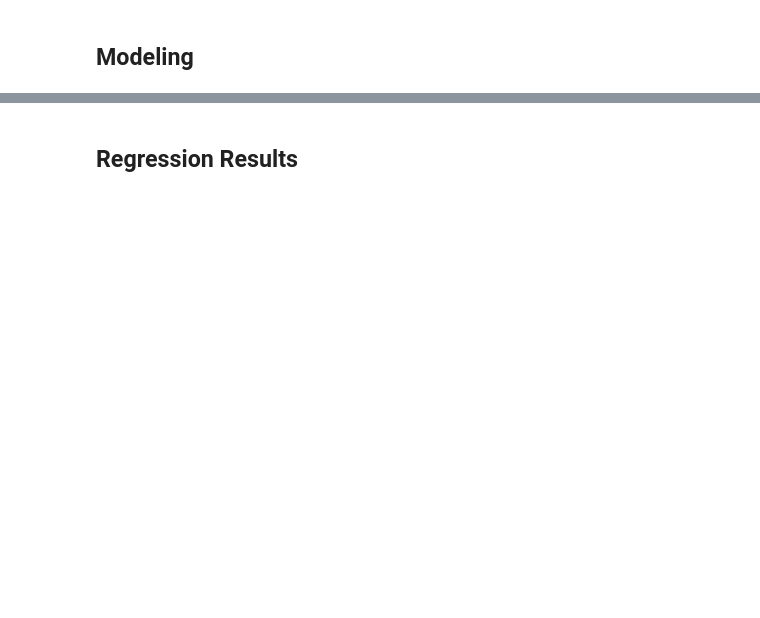
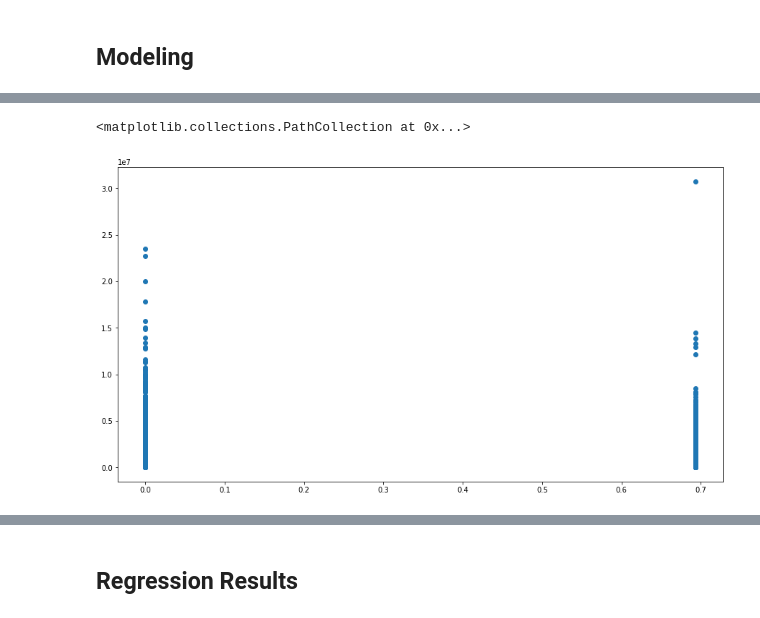
Before and after one commit to nicolemichaud03/RealEstateDataProject, a Jupyter notebook: Notebook.ipynb, the cells around one changed output, grey strips where cells are left out. Cells and saved outputs as stored; diff of their text form; code cells hidden in the pictures; blank space fills up the shorter version.

```diff
--- a/Notebook.ipynb
+++ b/Notebook.ipynb
@@ -115,0 +208,6 @@ NameError: name 'sm' is not defined
+# %%
+y = data["price"]
+X_wf = data[["waterfront"]]
+X_gb = data[["greenbelt"]]
+X_nu = data[["nuisance"]]
+X_vw = data[["view"]]
@@ -115,0 +296,3 @@ NameError: name 'sm' is not defined
+# %%
+nuisance_X = pd.get_dummies(X_nu, columns=["nuisance"], drop_first=True)
+nuisance_X
@@ -115,0 +404,6 @@ NameError: name 'sm' is not defined
+# %%
+fig, ax = plt.subplots(figsize=(15,8))
+plt.scatter(x=ln_x, y=y)
+# %% [output]
+<matplotlib.collections.PathCollection at 0x...>
+[figure, added]
```
Also changed, not shown: parts of 41 cells of this notebook.
